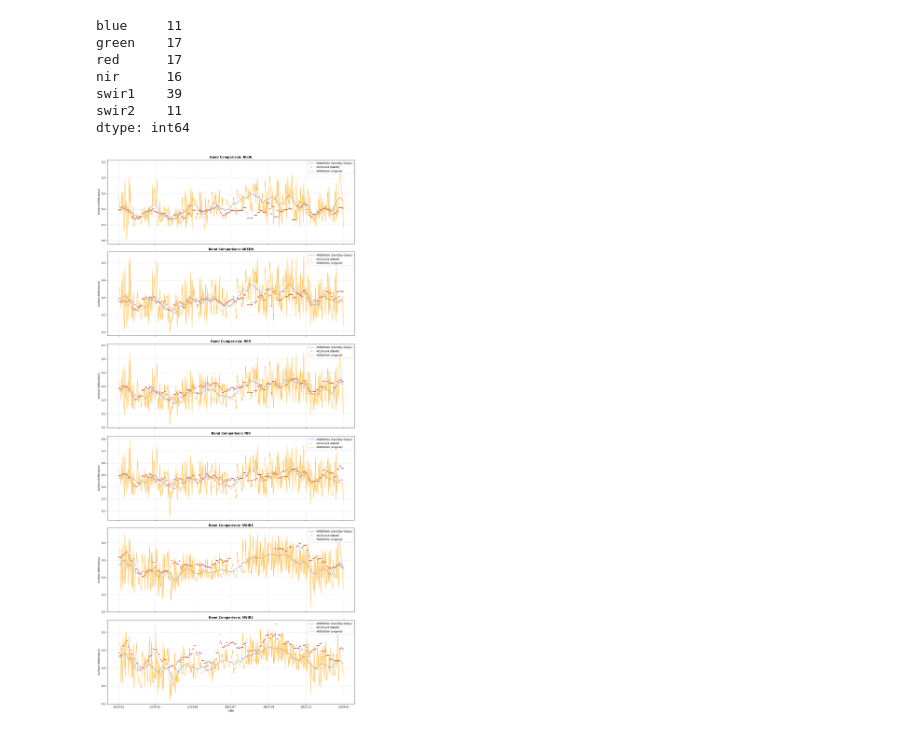
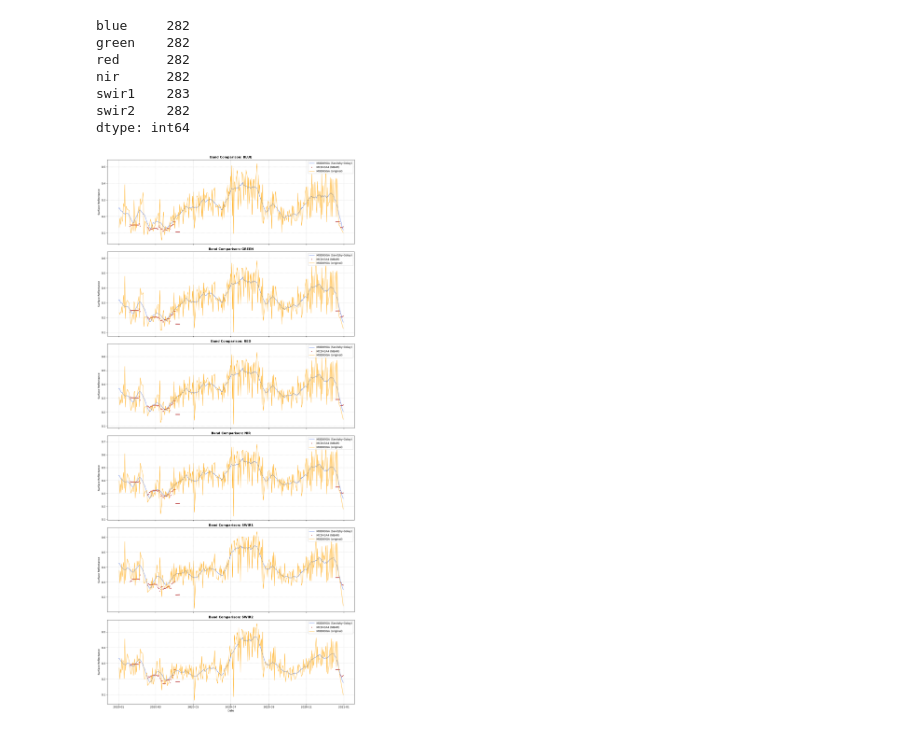
Before and after one commit to pibonacic/groundwater-remote-sensing, a Jupyter notebook: code/16_modis_nbar.ipynb, the cells around one changed output. Drawn from its saved outputs; the diff is of its cells as text; code cells hidden in the pictures.

Commit message:
validation-and-visualization

```diff
--- a/code/16_modis_nbar.ipynb
+++ b/code/16_modis_nbar.ipynb
@@ -7,5 +7,5 @@ from v2_features_processing import merge_datasets
 # %%
-study_site = 'SDH3'
+study_site = 'SDH1'
 start_date = '2000'
 end_date = '2026'
 
@@ -70,15 +70,15 @@ merged_inner = modis_df.join(nbar_df, how='inner', lsuffix='_sr', rsuffix='_nbar
 # %%
-start = '2004'
-end= start
+start = '2020'
+end = start
 nbar_sliced = slice_by_dates(nbar_df, start, end)
 nbar_sliced.isna().sum()
 # %% [output]
-blue     11
-green    17
-red      17
-nir      16
-swir1    39
-swir2    11
+blue     282
+green    282
+red      282
+nir      282
+swir1    283
+swir2    282
 dtype: int64
 # %%
 def plot_modis_vs_nbar_series(
@@ -160,6 +160,6 @@ def plot_modis_vs_nbar_series(
     plt.tight_layout()
     plt.show()
 # %%
-plot_modis_vs_nbar_series(modis_df, nbar_df, sr_df, modis_cols, '2023', '2023')
+plot_modis_vs_nbar_series(modis_df, nbar_df, sr_df, modis_cols, start, end)
 # %% [output]
-[figure, old version]
+[figure, new version]
```
Also changed, not shown: parts of 2 cells of this notebook, 30 other files.
